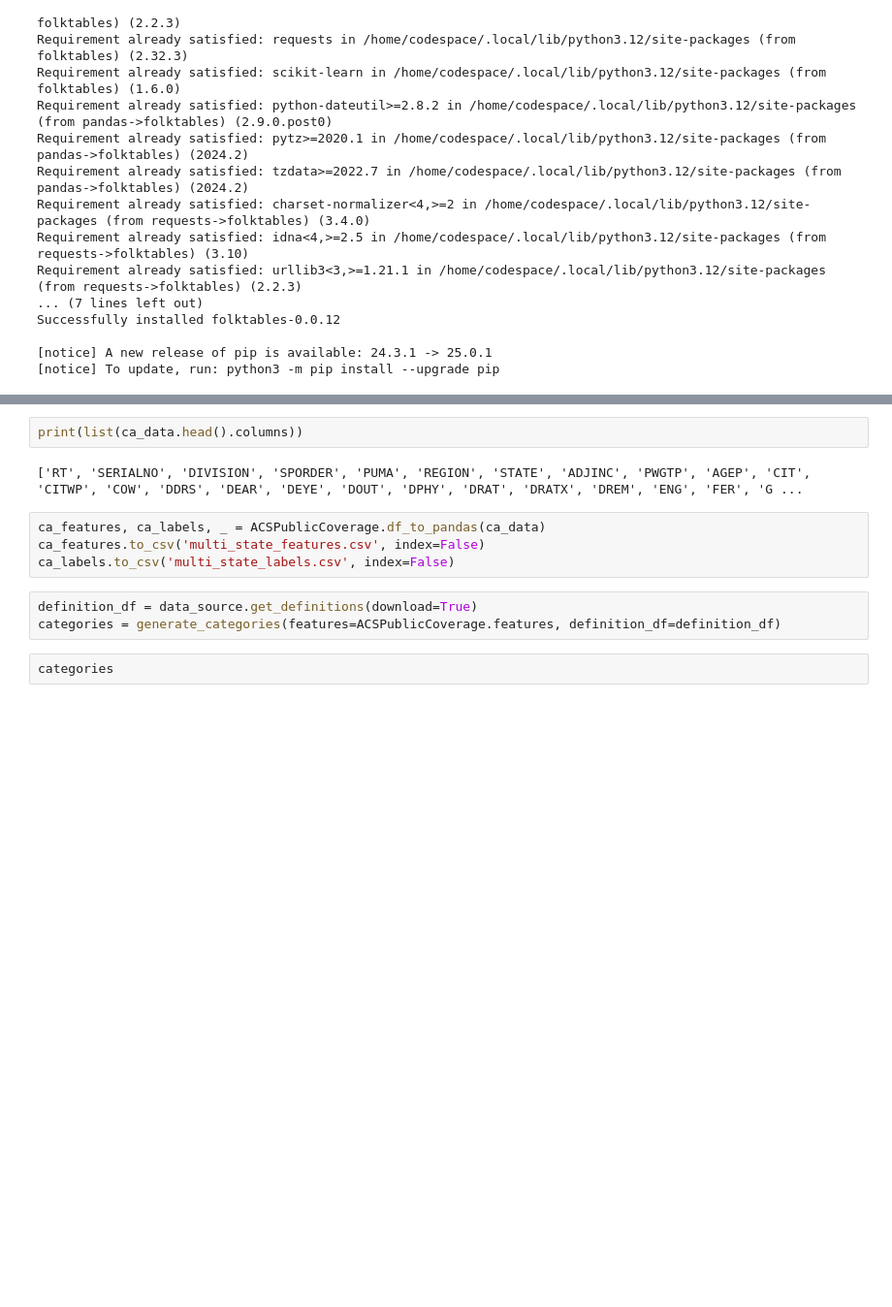
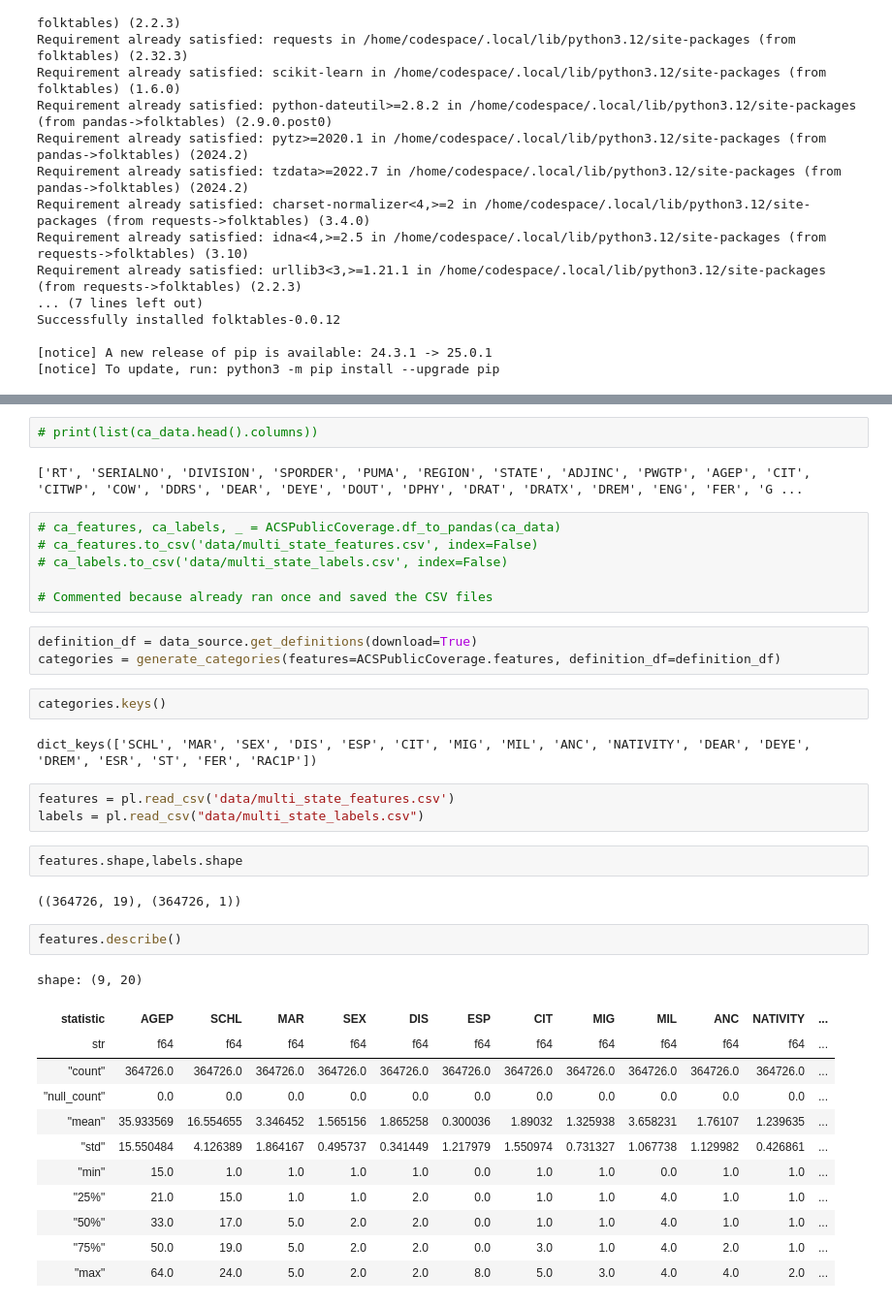
Before and after one commit to VIROOPAKSHC/Fair-And-Transparent-ML-Models, a Jupyter notebook: project.ipynb, the cells around one changed output, grey strips where cells are left out. Shown at 97% size. Drawn from its saved outputs; the diff is of its cells as text; blank space fills up the shorter version.

```diff
--- a/project.ipynb
+++ b/project.ipynb
@@ -47,13 +49,39 @@ ca_data = data_source.get_data(states=["CA","MA","TX", "NY", "GA"], download=Tru
 # %%
-print(list(ca_data.head().columns))
+# print(list(ca_data.head().columns))
 # %% [output]
 ['RT', 'SERIALNO', 'DIVISION', 'SPORDER', 'PUMA', 'REGION', 'STATE', 'ADJINC', 'PWGTP', 'AGEP', 'CIT', 'CITWP', 'COW', 'DDRS', 'DEAR', 'DEYE', 'DOUT', 'DPHY', 'DRAT', 'DRATX', 'DREM', 'ENG', 'FER', 'G ...
 # %%
-ca_features, ca_labels, _ = ACSPublicCoverage.df_to_pandas(ca_data)
-ca_features.to_csv('multi_state_features.csv', index=False)
-ca_labels.to_csv('multi_state_labels.csv', index=False)
+# ca_features, ca_labels, _ = ACSPublicCoverage.df_to_pandas(ca_data)
+# ca_features.to_csv('data/multi_state_features.csv', index=False)
+# ca_labels.to_csv('data/multi_state_labels.csv', index=False)
+
+# Commented because already ran once and saved the CSV files
 # %%
 definition_df = data_source.get_definitions(download=True)
 categories = generate_categories(features=ACSPublicCoverage.features, definition_df=definition_df)
 # %%
-categories
+categories.keys()
+# %% [output]
+dict_keys(['SCHL', 'MAR', 'SEX', 'DIS', 'ESP', 'CIT', 'MIG', 'MIL', 'ANC', 'NATIVITY', 'DEAR', 'DEYE', 'DREM', 'ESR', 'ST', 'FER', 'RAC1P'])
+# %%
+features = pl.read_csv('data/multi_state_features.csv')
+labels = pl.read_csv("data/multi_state_labels.csv")
+# %%
+features.shape,labels.shape
+# %% [output]
+((364726, 19), (364726, 1))
+# %%
+features.describe()
+# %% [output]
+shape: (9, 20)
+| statistic | AGEP | SCHL | MAR | SEX | DIS | ESP | CIT | MIG | MIL | ANC | NATIVITY | ... |
+| str | f64 | f64 | f64 | f64 | f64 | f64 | f64 | f64 | f64 | f64 | f64 | ... |
+| "count" | 364726.0 | 364726.0 | 364726.0 | 364726.0 | 364726.0 | 364726.0 | 364726.0 | 364726.0 | 364726.0 | 364726.0 | 364726.0 | ... |
+| "null_count" | 0.0 | 0.0 | 0.0 | 0.0 | 0.0 | 0.0 | 0.0 | 0.0 | 0.0 | 0.0 | 0.0 | ... |
+| "mean" | 35.933569 | 16.554655 | 3.346452 | 1.565156 | 1.865258 | 0.300036 | 1.89032 | 1.325938 | 3.658231 | 1.76107 | 1.239635 | ... |
+| "std" | 15.550484 | 4.126389 | 1.864167 | 0.495737 | 0.341449 | 1.217979 | 1.550974 | 0.731327 | 1.067738 | 1.129982 | 0.426861 | ... |
+| "min" | 15.0 | 1.0 | 1.0 | 1.0 | 1.0 | 0.0 | 1.0 | 1.0 | 0.0 | 1.0 | 1.0 | ... |
+| "25%" | 21.0 | 15.0 | 1.0 | 1.0 | 2.0 | 0.0 | 1.0 | 1.0 | 4.0 | 1.0 | 1.0 | ... |
+| "50%" | 33.0 | 17.0 | 5.0 | 2.0 | 2.0 | 0.0 | 1.0 | 1.0 | 4.0 | 1.0 | 1.0 | ... |
+| "75%" | 50.0 | 19.0 | 5.0 | 2.0 | 2.0 | 0.0 | 3.0 | 1.0 | 4.0 | 2.0 | 1.0 | ... |
+| "max" | 64.0 | 24.0 | 5.0 | 2.0 | 2.0 | 8.0 | 5.0 | 3.0 | 4.0 | 4.0 | 2.0 | ... |
```
Also changed, not shown: parts of 12 cells of this notebook, 1 other file.
